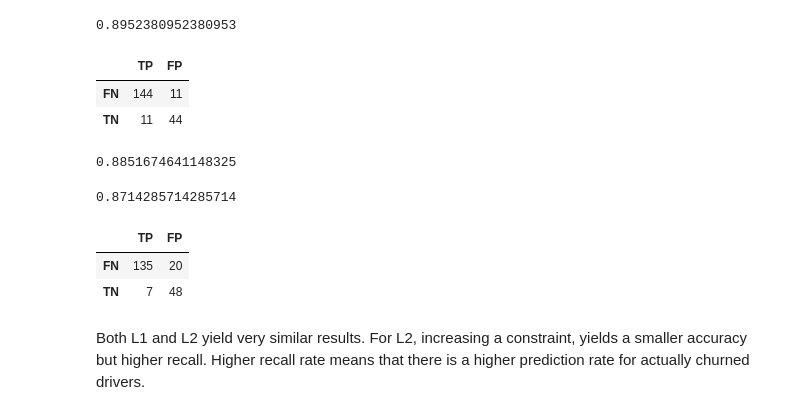
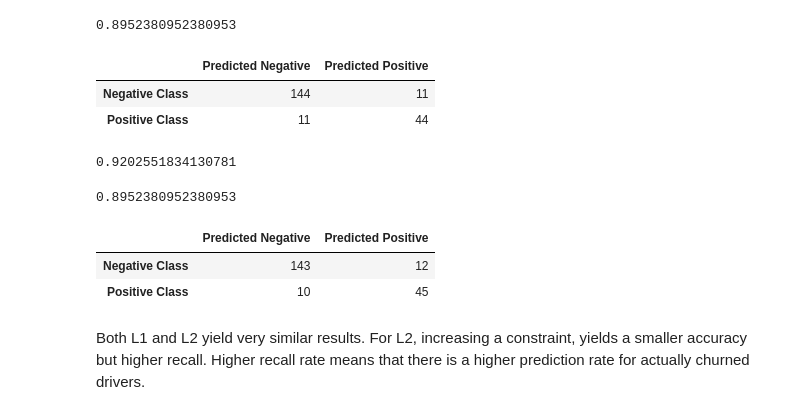
Before and after one commit to hoang777/fun_stuff, a Jupyter notebook: Untitled.ipynb, the cells around one changed output. Drawn from its saved outputs; the diff is of its cells as text; code cells hidden in the pictures.

```diff
--- a/Untitled.ipynb
+++ b/Untitled.ipynb
@@ -703,29 +703,29 @@ pred_log=logregL1.predict(X_test)
 # %% [output]
 0.8952380952380953
 # %%
-pd.DataFrame(data = confusion_matrix(y_test,pred_log), columns = ["TP","FP"], index=["FN","TN"])
+pd.DataFrame(data = confusion_matrix(y_test,pred_log), columns = ["Predicted Negative","Predicted Positive"], index=["Negative Class","Positive Class"])
 # %% [output]
-|  | TP | FP |
-| FN | 144 | 11 |
-| TN | 11 | 44 |
+|  | Predicted Negative | Predicted Positive |
+| Negative Class | 144 | 11 |
+| Positive Class | 11 | 44 |
 # %%
-logregL2 = LogisticRegression(C=0.01,penalty="l2").fit(X_train,y_train)
+logregL2 = LogisticRegression(C=0.1,penalty="l2").fit(X_train,y_train)
 # %%
 logregL2.score(X_train,y_train)
 # %% [output]
-0.8851674641148325
+0.9202551834130781
 # %%
 pred_log2=logregL2.predict(X_test)
 # %%
 (pred_log2==y_test).sum()/len(pred_log==y_test)
 # %% [output]
-0.8714285714285714
+0.8952380952380953
 # %%
-pd.DataFrame(data = confusion_matrix(y_test,pred_log2), columns = ["TP","FP"], index=["FN","TN"])
+pd.DataFrame(data = confusion_matrix(y_test,pred_log2), columns = ["Predicted Negative","Predicted Positive"], index=["Negative Class","Positive Class"])
 # %% [output]
-|  | TP | FP |
-| FN | 135 | 20 |
-| TN | 7 | 48 |
+|  | Predicted Negative | Predicted Positive |
+| Negative Class | 143 | 12 |
+| Positive Class | 10 | 45 |
 # %% [markdown]
 Both L1 and L2 yield very similar results. For L2, increasing a constraint, yields a smaller accuracy but higher recall. Higher recall rate means that there is a higher prediction rate for actually churned drivers.
 # %% [markdown]
```
Also changed, not shown: parts of 45 cells of this notebook.
